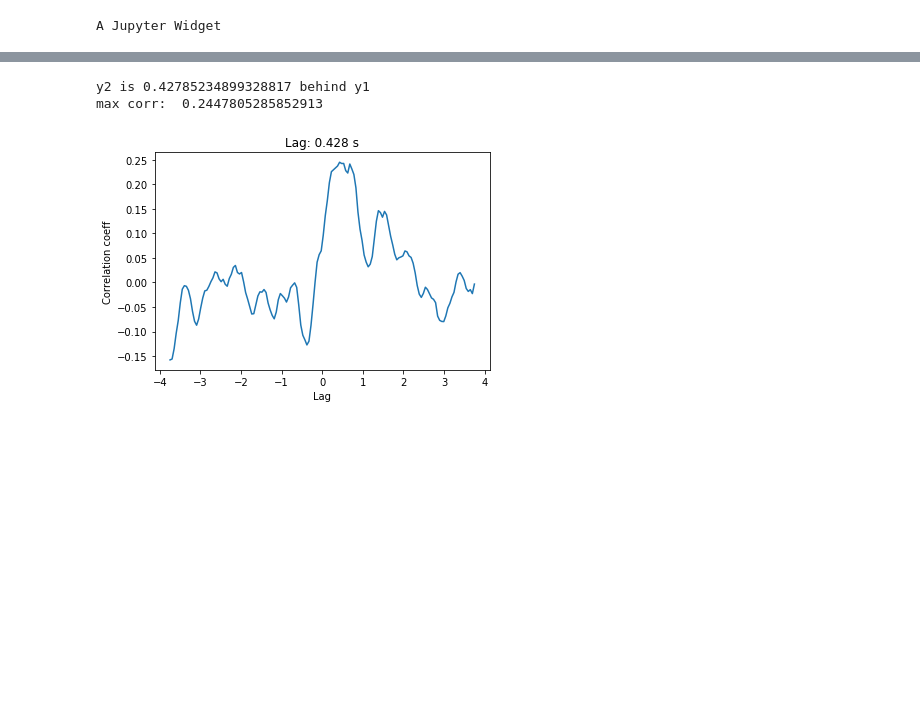
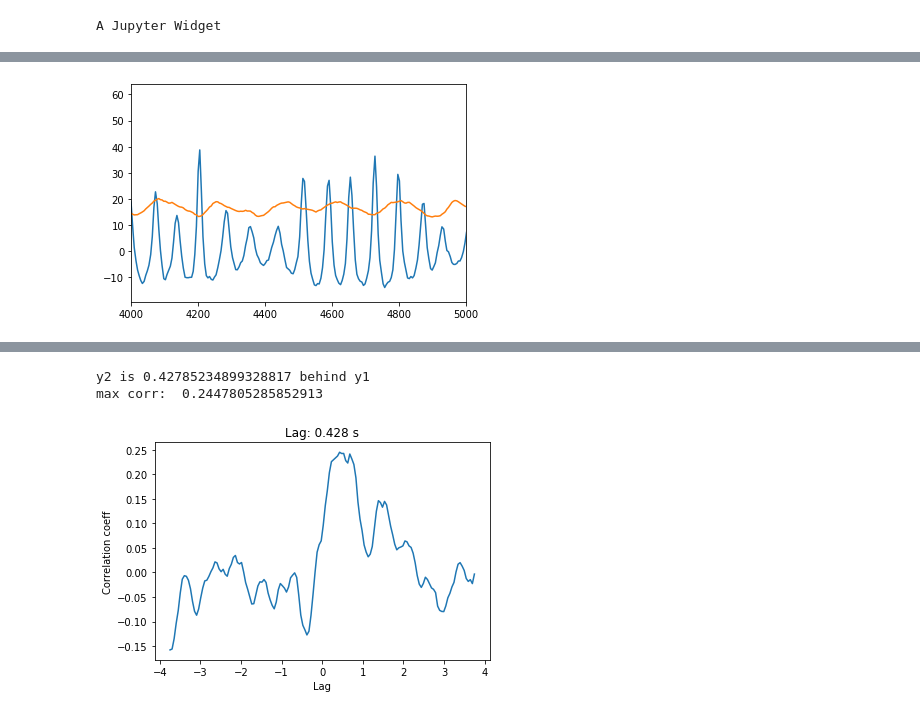
Before and after one commit to gusbeane/gasbar, a Jupyter notebook: notebooks/bar_angle.ipynb, the cells around one changed output, grey strips where cells are left out. Cells and saved outputs as stored; diff of their text form; code cells hidden in the pictures; blank space fills up the shorter version.

```diff
--- a/notebooks/bar_angle.ipynb
+++ b/notebooks/bar_angle.ipynb
@@ -319,0 +331,8 @@ plt.show()
+# %%
+plt.plot(time, (ps - np.mean(ps)))
+plt.plot(A2_time, 100.*A2)
+plt.xlim(4000, 5000)
+# plt.plot(time-25, (tz_halo/800 - np.mean(tz_halo/800)))
+plt.show()
+# %% [output]
+[figure, added]
```
Also changed, not shown: parts of 18 cells of this notebook, 5 other files.
